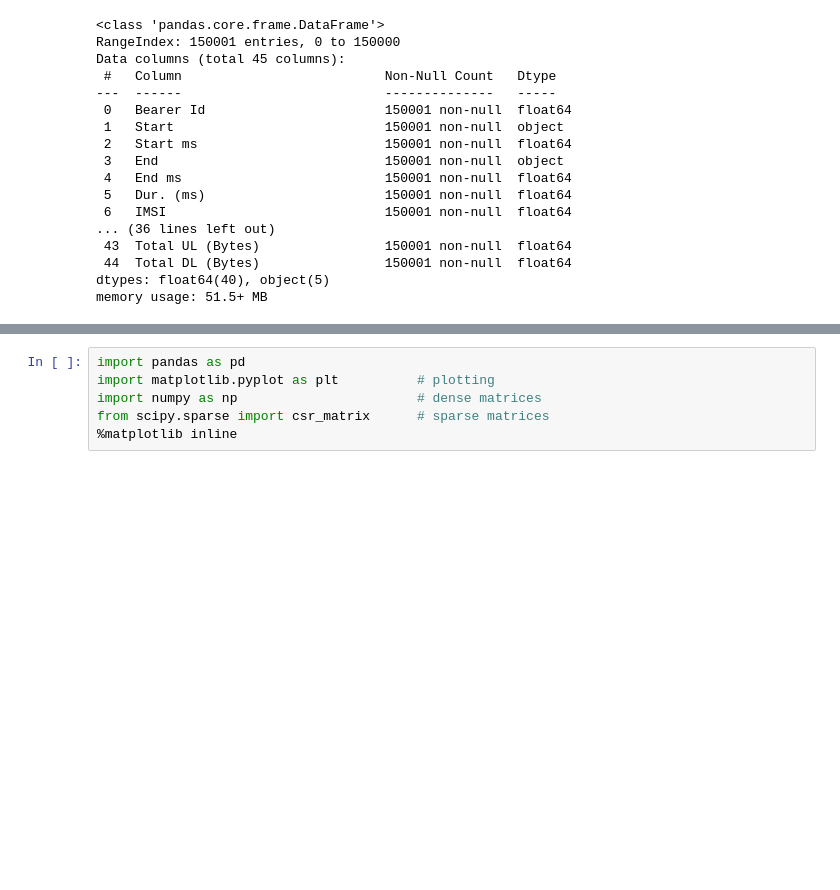
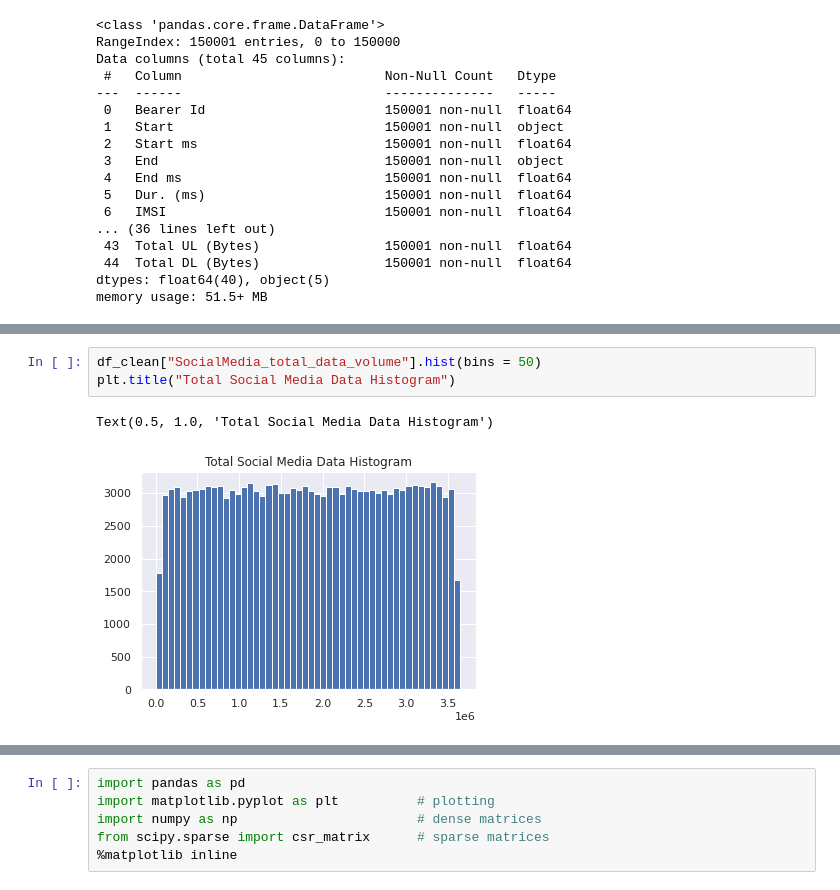
Before and after one commit to sabaagizew/PythonPackageStructure, a Jupyter notebook: Copy_of_Untitled1.ipynb, the cells around one changed output, grey strips where cells are left out. Drawn from its saved outputs; the diff is of its cells as text; blank space fills up the shorter version.

```diff
--- a/Copy_of_Untitled1.ipynb
+++ b/Copy_of_Untitled1.ipynb
@@ -412,0 +556,6 @@ memory usage: 51.5+ MB
+# %%
+df_clean["SocialMedia_total_data_volume"].hist(bins = 50)
+plt.title("Total Social Media Data Histogram")
+# %% [output]
+Text(0.5, 1.0, 'Total Social Media Data Histogram')
+[figure, added]
```
Also changed, not shown: parts of 29 cells of this notebook.
